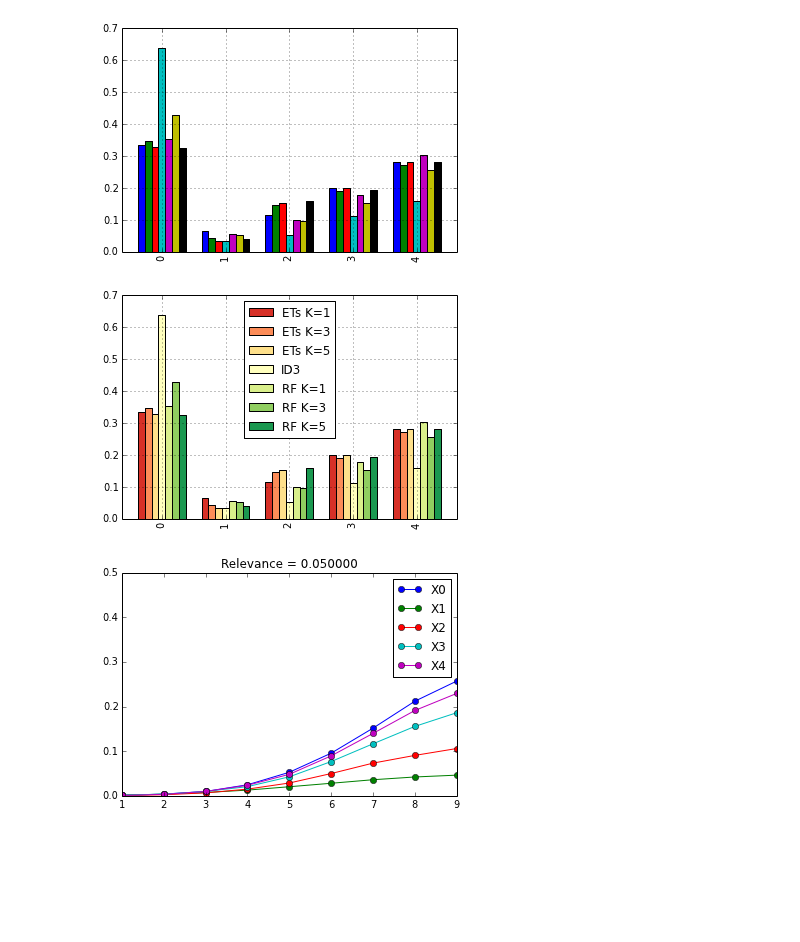
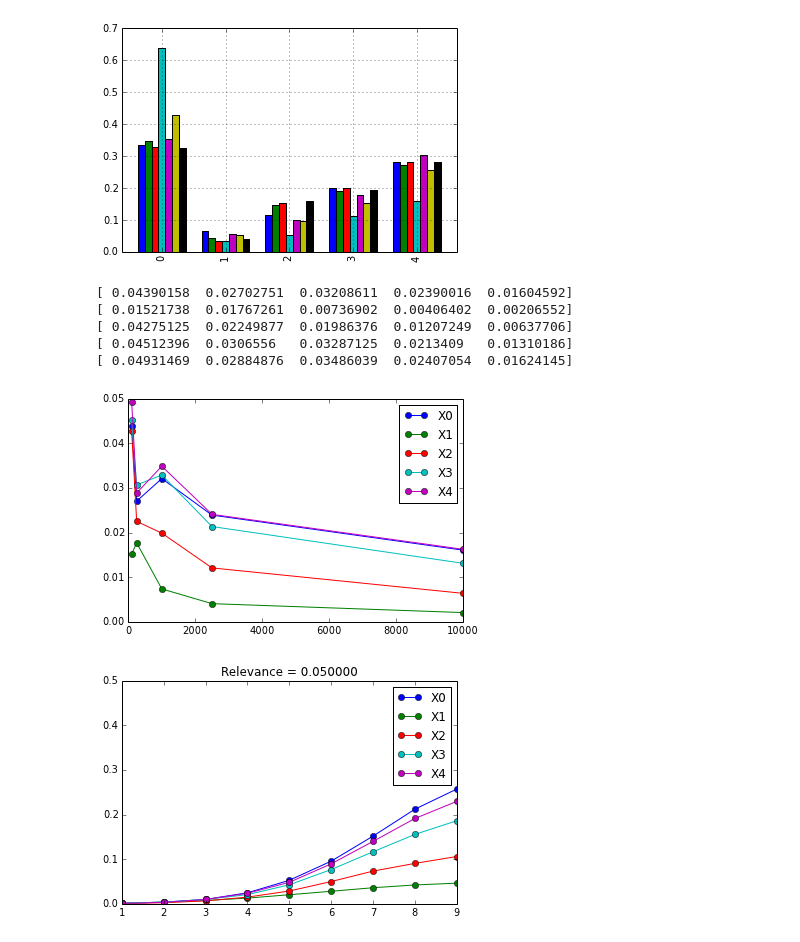
Before and after one commit to glouppe/phd-thesis, a Jupyter notebook: scripts/ch7_bias.ipynb, the cells around one changed output. Drawn from its saved outputs; the diff is of its cells as text; code cells hidden in the pictures; blank space fills up the shorter version.

```diff
--- a/scripts/ch7_bias.ipynb
+++ b/scripts/ch7_bias.ipynb
@@ -111,10 +111,13 @@ Strobl
 def generate_strobl_null(n_samples=120):
     X = np.array([v for v in product(range(2), range(4), range(10), range(20), range(2))]).astype(np.int32)
     X, y = X[:, :-1], X[:, -1]
+
+    #indices = np.random.permutation(X.shape[0])[:n_samples]
+    indices = np.random.randint(0, X.shape[0], n_samples)
+    X, y = X[indices], y[indices].astype(np.int32)
     X = np.hstack((np.random.rand(len(X), 1), X))
 
-    indices = np.random.permutation(X.shape[0])[:n_samples]
-    return X[indices], y[indices].astype(np.int32)
+    return X, y
 
 def generate_strobl_power(n_samples=120, relevance=0.2):
     X = np.array([v for v in product(range(2), range(4), range(10), range(20))]).astype(np.int32)
@@ -160,12 +163,37 @@ RF K=1 [ 0.3800008   0.03005653  0.10539611  0.20697537  0.26810124]
 RF K=3 [ 0.43818382  0.04338296  0.10395441  0.15575639  0.24944896]
 <matplotlib.axes.AxesSubplot at 0x...>
 [figure]
-# %%
-import brewer2mpl
-cmap = brewer2mpl.get_map('RdYlGn', 'diverging', len(r))
-df.plot(kind="bar", colormap=cmap.mpl_colormap)
-# %% [output]
-[figure, removed]
+# %%
+cls = partial(ExtraTreesClassifier, max_features=1, criterion="entropy")
+
+n_samples = [100, 250, 1000, 2500, 10000]
+imp_all = []
+
+for n in n_samples:
+    imp = []
+
+    for i in range(3):
+        X, y = generate_strobl_null(n_samples=n)
+        imp.append(feature_importances(X, y, cls=partial(cls, min_samples_leaf=n**0.2)))
+
+    imp = np.mean(imp, axis=0)
+    imp_all.append(imp)
+
+imp_all = np.array(imp_all)
+
+for j in range(X.shape[1]):
+    plt.plot(n_samples, imp_all[:, j], "o-", label="X%d" % j)
+    print imp_all[:, j]
+
+plt.legend(loc="best")
+plt.show()
+# %% [output]
+[ 0.04390158  0.02702751  0.03208611  0.02390016  0.01604592]
+[ 0.01521738  0.01767261  0.00736902  0.00406402  0.00206552]
+[ 0.04275125  0.02249877  0.01986376  0.01207249  0.00637706]
+[ 0.04512396  0.0306556   0.03287125  0.0213409   0.01310186]
+[ 0.04931469  0.02884876  0.03486039  0.02407054  0.01624145]
+[figure, added]
 # %%
 cls = partial(ExtraTreesClassifier, max_features=1, criterion="entropy")
 #cls = partial(RandomForestClassifier, max_features=2, criterion="entropy", bootstrap=False)
```
Also changed, not shown: 2 other files.
